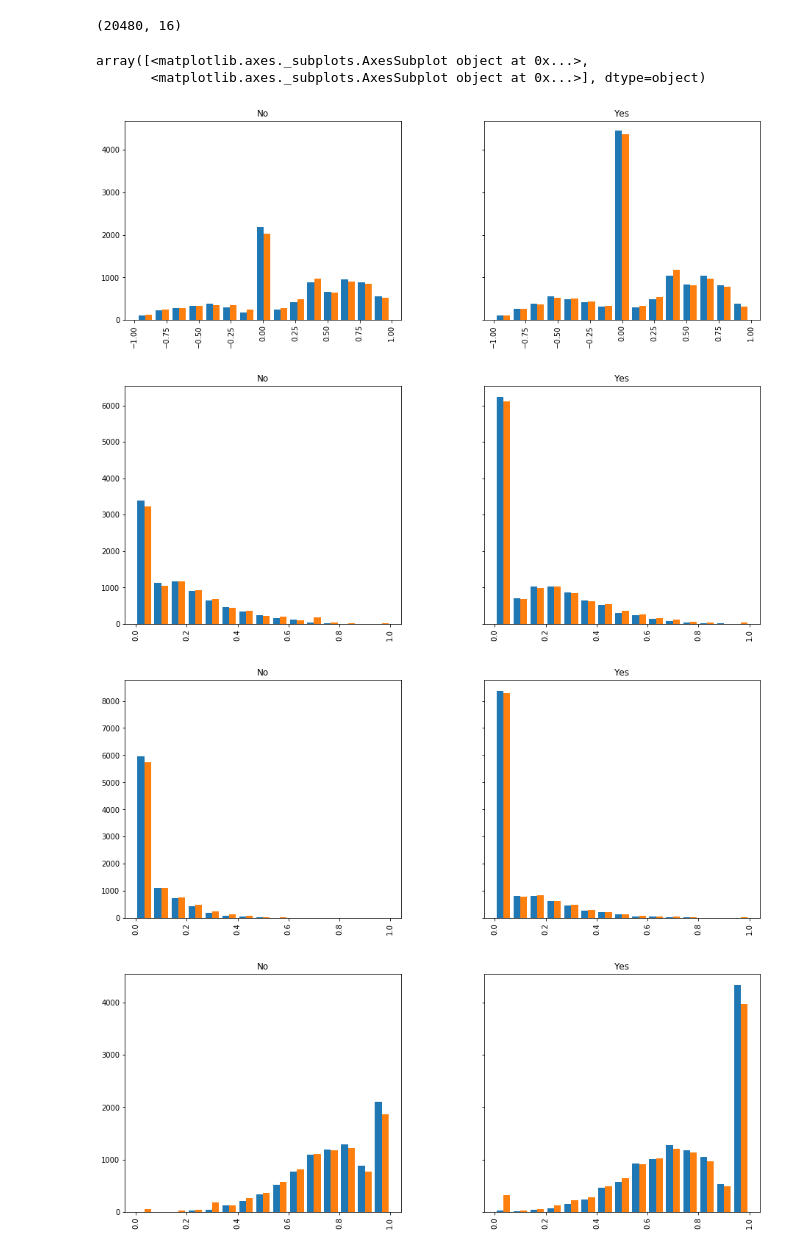
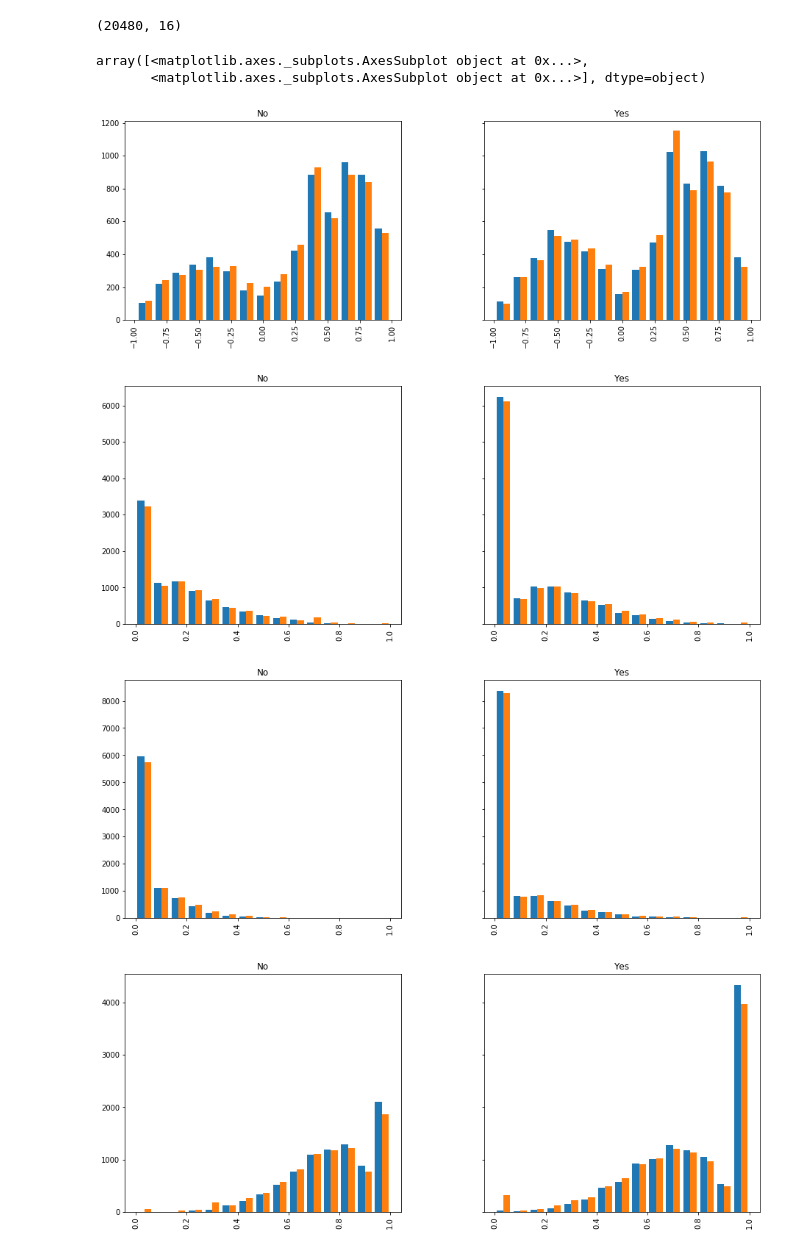
Before and after one commit to detectAna/detectAna, a Jupyter notebook: exploratory_analysis/data_analysis.ipynb, the cells around one changed output. Cells and saved outputs as stored; diff of their text form; code cells hidden in the pictures.

```diff
--- a/exploratory_analysis/data_analysis.ipynb
+++ b/exploratory_analysis/data_analysis.ipynb
@@ -5,3 +5,10 @@ import sklearn
 import json
 import matplotlib.pyplot as plot
 %matplotlib inline
+# %%
+info_file = 'user_metadata.jsonl'
+info_train = []
+with open(info_file) as fp:
+    for line in fp.readlines():
+        info_train.append(json.loads(line))
+user_info_all = pd.DataFrame(info_train)
@@ -120,14 +158,14 @@ analysed_users.shape
 # %% [output]
 (20480, 16)
 # %%
-analysed_users[['compound_np','compound']].hist(bins=15, by=analysed_users['is_support'],figsize=(15,5), sharex=True, sharey=True)
+analysed_users.loc[ (analysed_users['compound_np'] !=0) & (analysed_users['compound'] !=0) ][['compound_np','compound']].hist(bins=15, by=analysed_users['is_support'],figsize=(15,5), sharex=True, sharey=True)
 analysed_users[['pos_np','pos']].hist(bins=15, by=analysed_users['is_support'], figsize=(15,6), sharex=True, sharey=True)
 analysed_users[['neg_np','neg']].hist(bins=15, by=analysed_users['is_support'], figsize=(15,6), sharex=True, sharey=True)
 analysed_users[['neu_np','neu']].hist(bins=15, by=analysed_users['is_support'], figsize=(15,6), sharex=True, sharey=True)
 # %% [output]
 array([<matplotlib.axes._subplots.AxesSubplot object at 0x...>,
        <matplotlib.axes._subplots.AxesSubplot object at 0x...>], dtype=object)
-[figure, old version]
+[figure, new version]
 [figure]
 [figure]
 [figure]
```
Also changed, not shown: parts of 15 cells of this notebook.
